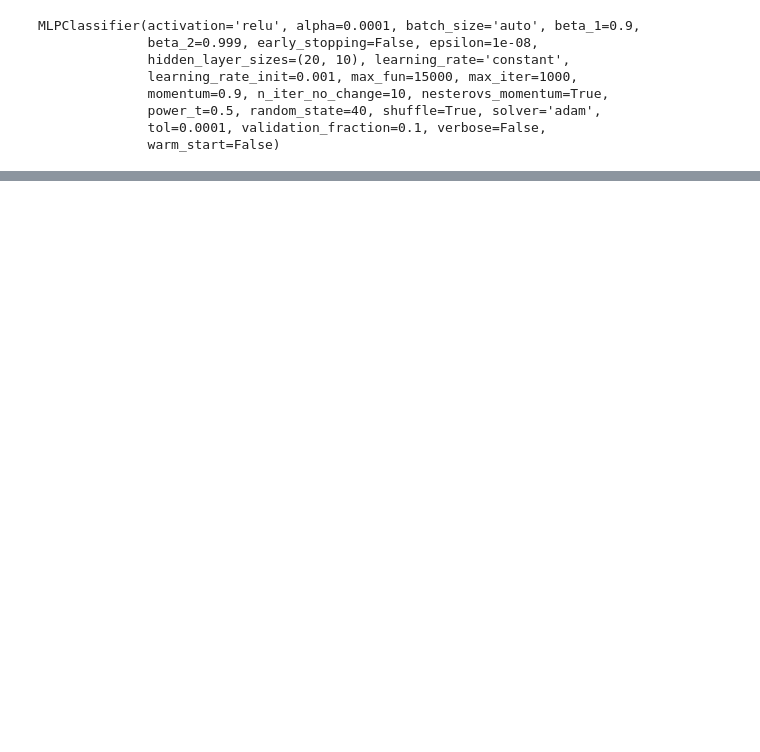
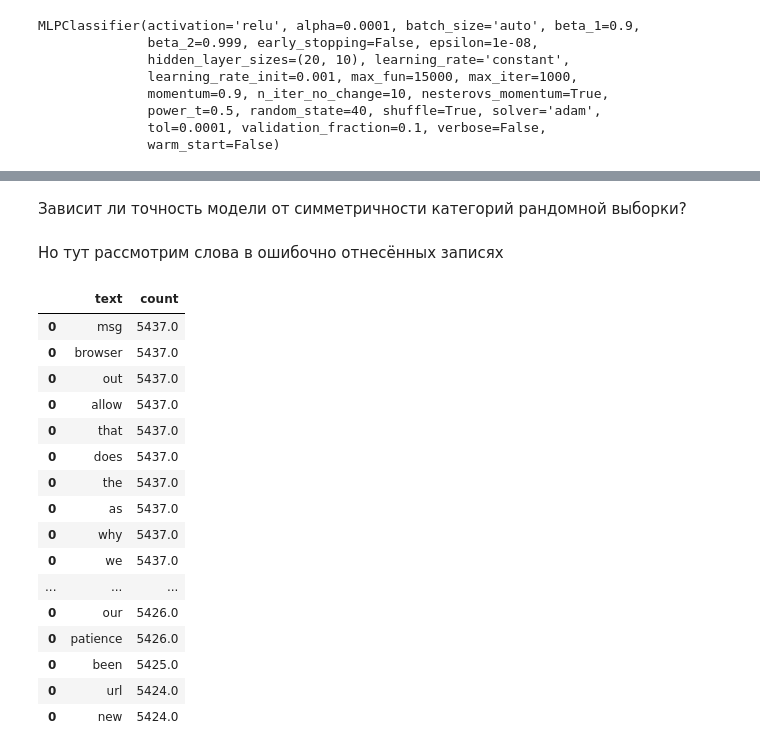
Before and after one commit to Hitriihoma/Xsolla_Summer_School_2020_txt_classification, a Jupyter notebook: 3_txt_classification.ipynb, the cells around one changed output, grey strips where cells are left out. Drawn from its saved outputs; the diff is of its cells as text; code cells hidden in the pictures; blank space fills up the shorter version.

```diff
--- a/3_txt_classification.ipynb
+++ b/3_txt_classification.ipynb
@@ -534,3 +502,7 @@ MLPClassifier_total
+# %% [markdown]
+Зависит ли точность модели от симметричности категорий рандомной выборки?
+# %% [markdown]
+Но тут рассмотрим слова в ошибочно отнесённых записях
 # %%
 # index of wrong predictions
 error_zero = list()
@@ -542,3 +514,29 @@ for i in range(YTest.size):
     else:
         if YTest.iloc[i] != pred[i]:
             error_one.append(YTest.index[i])
+# %%
+df_error_zero = SupportDataframe_eng[SupportDataframe_eng.index.isin(error_zero)]
+df_error_one = SupportDataframe_eng[SupportDataframe_eng.index.isin(error_one)]
+# %%
+words_error_zero = countWords(df_error_zero)
+words_error_one = countWords(df_error_one)
+# %%
+words_error_zero.head(50)
+# %% [output]
+|  | text | count |
+| 0 | msg | 5437.0 |
+| 0 | browser | 5437.0 |
+| 0 | out | 5437.0 |
+| 0 | allow | 5437.0 |
+| 0 | that | 5437.0 |
+| 0 | does | 5437.0 |
+| 0 | the | 5437.0 |
+| 0 | as | 5437.0 |
+| 0 | why | 5437.0 |
+| 0 | we | 5437.0 |
+| ... | ... | ... |
+| 0 | our | 5426.0 |
+| 0 | patience | 5426.0 |
+| 0 | been | 5425.0 |
+| 0 | url | 5424.0 |
+| 0 | new | 5424.0 |
```
Also changed, not shown: parts of 23 cells of this notebook.
